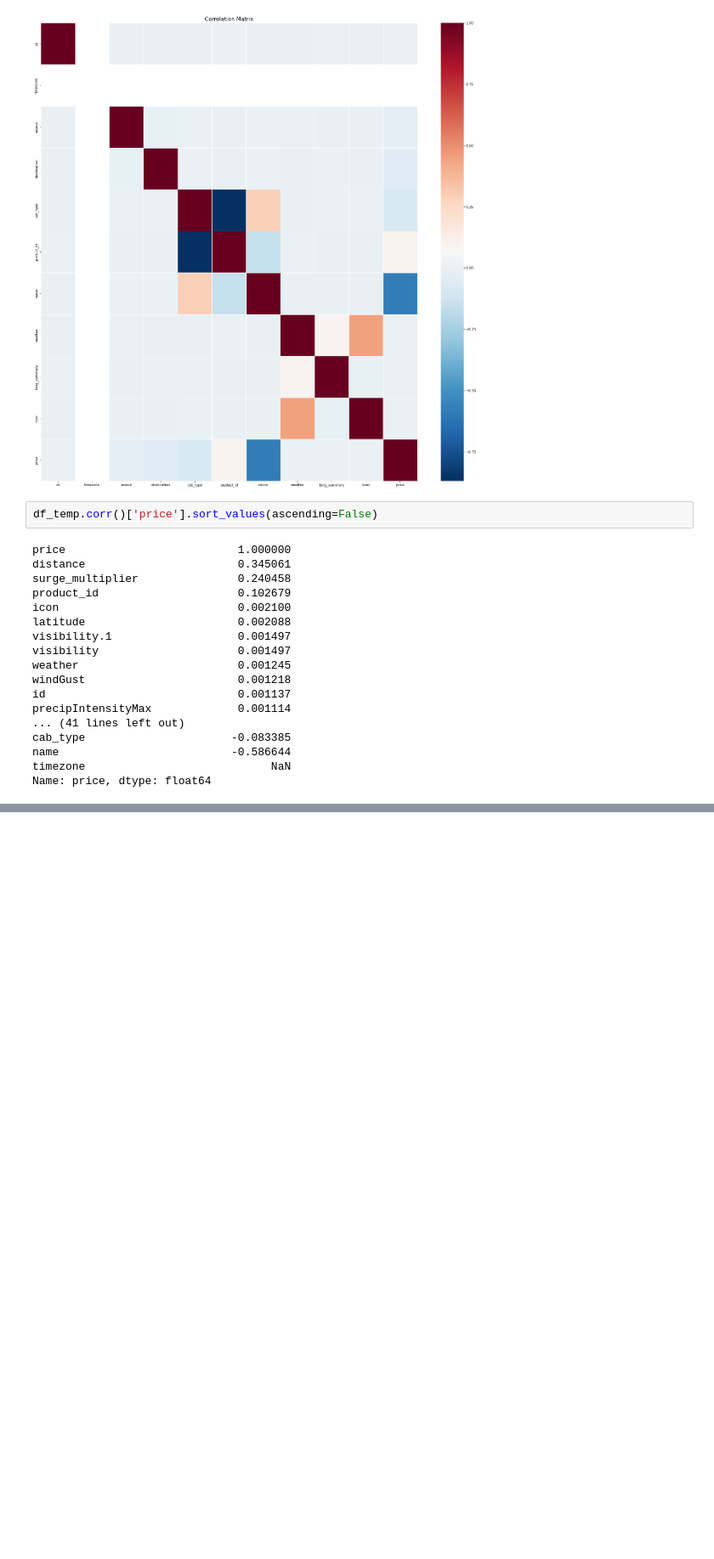
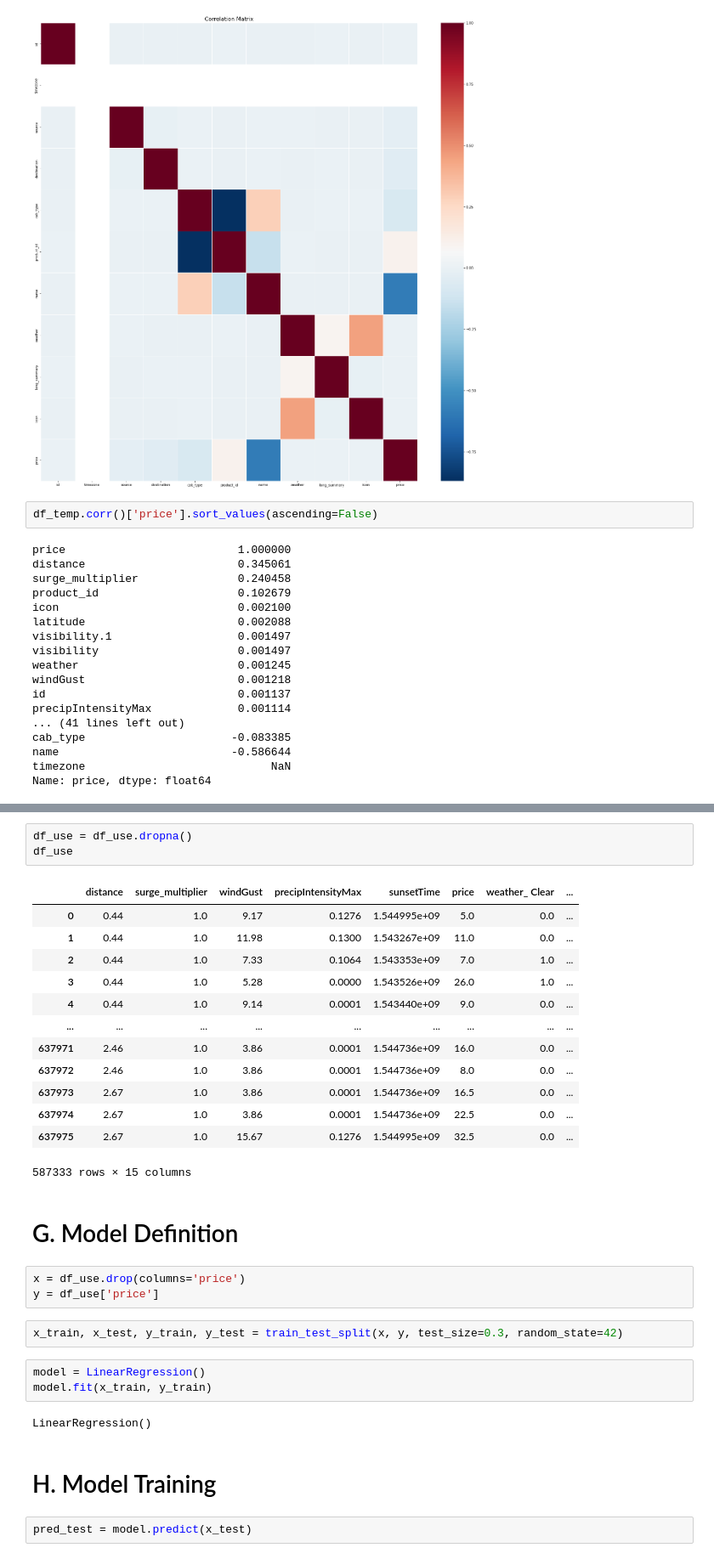
Before and after one commit to yonakisaragi/H8_3, a Jupyter notebook: PYTN_KampusMerdeka_fp1_YonaAdeHermawan.ipynb, the cells around one changed output, grey strips where cells are left out. Shown: that part at 85% size. Drawn from its saved outputs; the diff is of its cells as text; blank space fills up the shorter version.

```diff
--- a/PYTN_KampusMerdeka_fp1_YonaAdeHermawan.ipynb
+++ b/PYTN_KampusMerdeka_fp1_YonaAdeHermawan.ipynb
@@ -268,0 +283,33 @@ Name: sunsetTime, dtype: float64
+# %%
+df_use = df_use.dropna()
+df_use
+# %% [output]
+|  | distance | surge_multiplier | windGust | precipIntensityMax | sunsetTime | price | weather_ Clear | ... |
+| 0 | 0.44 | 1.0 | 9.17 | 0.1276 | 1.544995e+09 | 5.0 | 0.0 | ... |
+| 1 | 0.44 | 1.0 | 11.98 | 0.1300 | 1.543267e+09 | 11.0 | 0.0 | ... |
+| 2 | 0.44 | 1.0 | 7.33 | 0.1064 | 1.543353e+09 | 7.0 | 1.0 | ... |
+| 3 | 0.44 | 1.0 | 5.28 | 0.0000 | 1.543526e+09 | 26.0 | 1.0 | ... |
+| 4 | 0.44 | 1.0 | 9.14 | 0.0001 | 1.543440e+09 | 9.0 | 0.0 | ... |
+| ... | ... | ... | ... | ... | ... | ... | ... | ... |
+| 637971 | 2.46 | 1.0 | 3.86 | 0.0001 | 1.544736e+09 | 16.0 | 0.0 | ... |
+| 637972 | 2.46 | 1.0 | 3.86 | 0.0001 | 1.544736e+09 | 8.0 | 0.0 | ... |
+| 637973 | 2.67 | 1.0 | 3.86 | 0.0001 | 1.544736e+09 | 16.5 | 0.0 | ... |
+| 637974 | 2.67 | 1.0 | 3.86 | 0.0001 | 1.544736e+09 | 22.5 | 0.0 | ... |
+| 637975 | 2.67 | 1.0 | 15.67 | 0.1276 | 1.544995e+09 | 32.5 | 0.0 | ... |
+587333 rows × 15 columns
+# %% [markdown]
+# G. Model Definition
+# %%
+x = df_use.drop(columns='price')
+y = df_use['price']
+# %%
+x_train, x_test, y_train, y_test = train_test_split(x, y, test_size=0.3, random_state=42)
+# %%
+model = LinearRegression()
+model.fit(x_train, y_train)
+# %% [output]
+LinearRegression()
+# %% [markdown]
+# H. Model Training
+# %%
+pred_test = model.predict(x_test)
```
Also changed, not shown: parts of 12 cells of this notebook, 3 other files.
